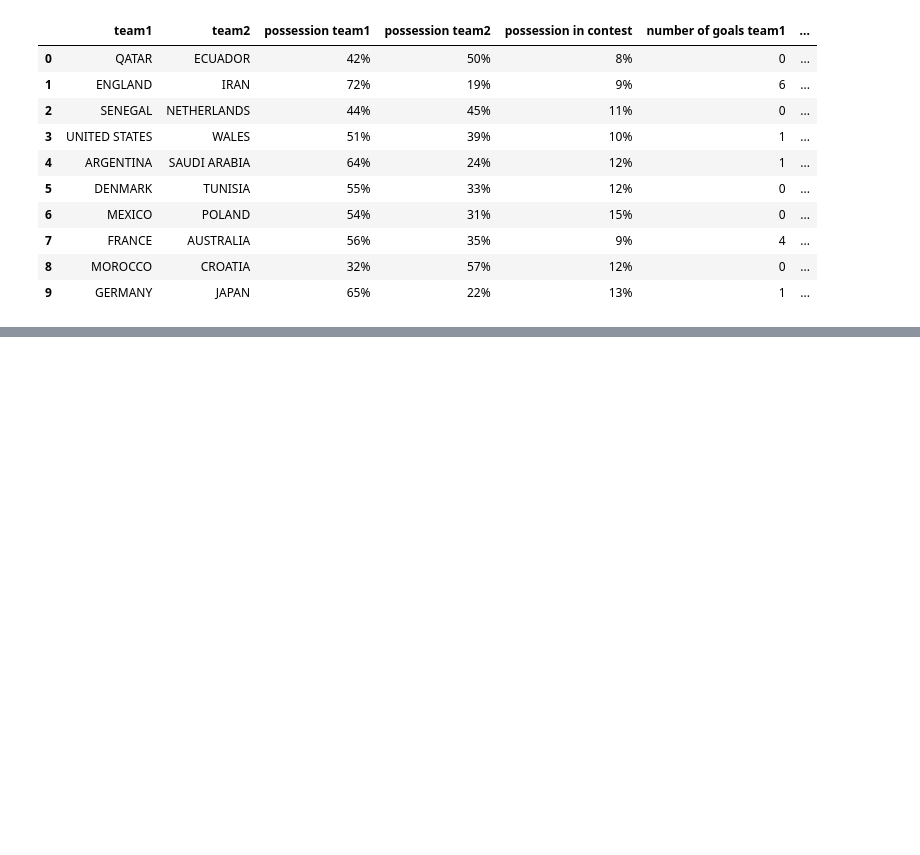
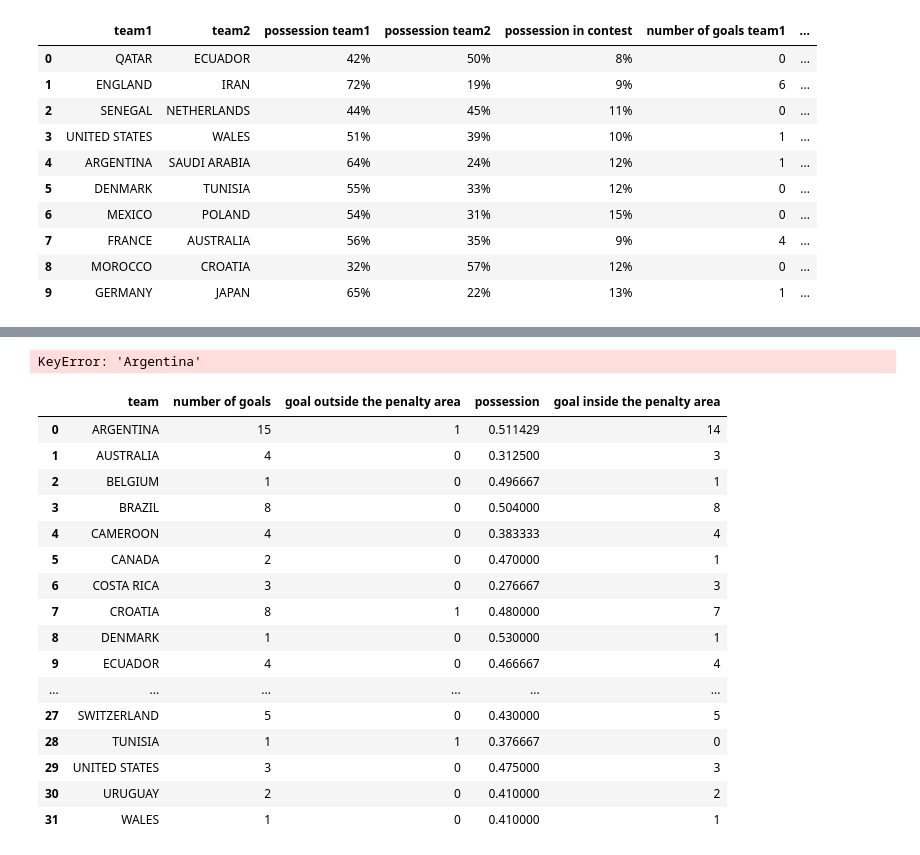
Before and after one commit to AdrielSalguero/Qatar-2022-games-analysis, a Jupyter notebook: deepnote/Qatar-2022-analysis/Notebook 1.ipynb, the cells around one changed output, grey strips where cells are left out. Drawn from its saved outputs; the diff is of its cells as text; code cells hidden in the pictures; blank space fills up the shorter version.

```diff
--- a/deepnote/Qatar-2022-analysis/Notebook 1.ipynb
+++ b/deepnote/Qatar-2022-analysis/Notebook 1.ipynb
@@ -70,0 +78,2 @@ dtype: object
+# %%
+columnas= qatar_origin_df.columns
@@ -70,0 +98,14 @@ dtype: object
+# %%
+filter1 = []
+filter2 = []
+
+for columna in columnas:
+
+    if 'team1' in columna:
+        filter1.append(columna)
+
+    elif 'team2' in columna:
+        filter2.append(columna)
+    else:
+
+        pass
@@ -70,0 +130,11 @@ dtype: object
+# %%
+team1_df = qatar_origin_df.drop(columns= filter2)
+team2_df = qatar_origin_df.drop(columns= filter1)
+
+names = [elemento.replace(' team1', '') for elemento in team1_df.columns]
+names = [elemento.replace('1', '') for elemento in names]
+
+print(names)
+team1_df.columns= names
+team2_df.columns= names
+print(team1_df.shape, team2_df.shape, team1_df.columns, team2_df.columns)
@@ -71,3 +159,38 @@ dtype: object
+# %%
+qatar_teams= pd.concat([team1_df,team2_df], axis= 0)
+# %% [output]
+KeyError: 'Argentina'
+# %%
+qatar_teams_grouped = qatar_teams.groupby('team')
+
+
+qatar_teams_grouped = qatar_teams.groupby('team').agg({'number of goals': 'sum',
+                                                            'number of goals': 'avg'
+                                                            'goal outside the penalty area': 'sum',
+                                                            'goal inside the penalty area': 'sum',
+                                                            'possession': 'mean',
+                                                            })
+
+qatar_teams_grouped = qatar_teams_grouped.reset_index()
+qatar_teams_grouped
+# %% [output]
+|  | team | number of goals | goal outside the penalty area | possession | goal inside the penalty area |
+| 0 | ARGENTINA | 15 | 1 | 0.511429 | 14 |
+| 1 | AUSTRALIA | 4 | 0 | 0.312500 | 3 |
+| 2 | BELGIUM | 1 | 0 | 0.496667 | 1 |
+| 3 | BRAZIL | 8 | 0 | 0.504000 | 8 |
+| 4 | CAMEROON | 4 | 0 | 0.383333 | 4 |
+| 5 | CANADA | 2 | 0 | 0.470000 | 1 |
+| 6 | COSTA RICA | 3 | 0 | 0.276667 | 3 |
+| 7 | CROATIA | 8 | 1 | 0.480000 | 7 |
+| 8 | DENMARK | 1 | 0 | 0.530000 | 1 |
+| 9 | ECUADOR | 4 | 0 | 0.466667 | 4 |
+| ... | ... | ... | ... | ... | ... |
+| 27 | SWITZERLAND | 5 | 0 | 0.430000 | 5 |
+| 28 | TUNISIA | 1 | 1 | 0.376667 | 0 |
+| 29 | UNITED STATES | 3 | 0 | 0.475000 | 3 |
+| 30 | URUGUAY | 2 | 0 | 0.410000 | 2 |
+| 31 | WALES | 1 | 0 | 0.410000 | 1 |
 # %% [markdown]
 <a style='text-decoration:none;line-height:16px;display:flex;color:#5B5B62;padding:10px;justify-content:end;' href='https://deepnote.com?utm_source=created-in-deepnote-cell&projectId=8483ee88-cd2c-4814-9154-7d76d7408f8c' target="_blank">
 <img alt='Created in deepnote.com' style='display:inline;max-height:16px;margin:0px;margin-right:7.5px;' src='embedded-picture-1' > </img>
```
Also changed, not shown: parts of 7 cells of this notebook.
